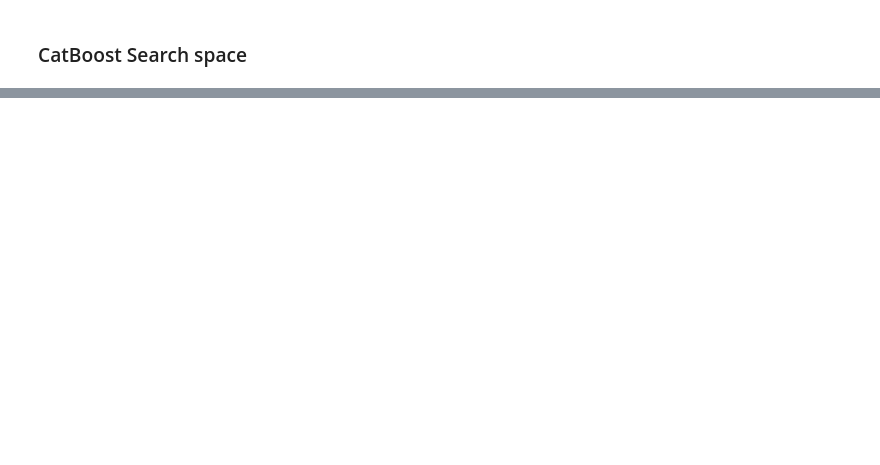
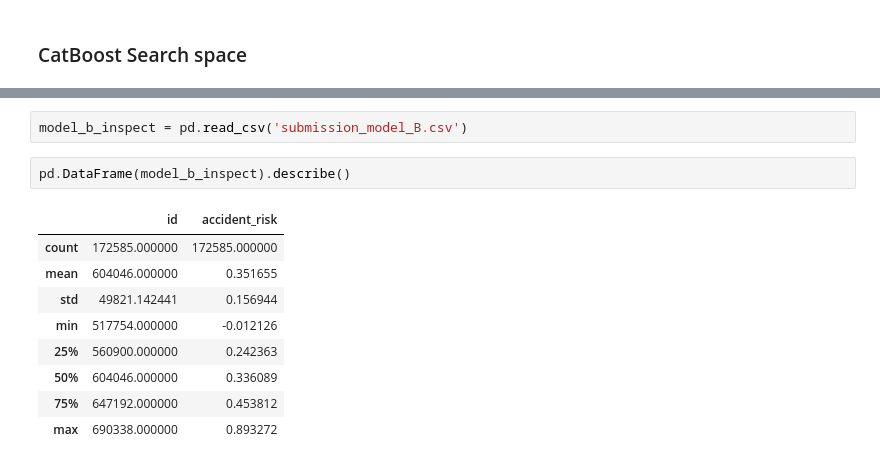
Before and after one commit to fonsecagabriella/kaggle, a Jupyter notebook: 10_predicting_road_accident_risk/01_models.ipynb, the cells around one changed output, grey strips where cells are left out. Cells and saved outputs as stored; diff of their text form; blank space fills up the shorter version.

```diff
--- a/10_predicting_road_accident_risk/01_models.ipynb
+++ b/10_predicting_road_accident_risk/01_models.ipynb
@@ -3284,0 +4148,14 @@ KeyboardInterrupt:
+# %%
+model_b_inspect = pd.read_csv('submission_model_B.csv')
+# %%
+pd.DataFrame(model_b_inspect).describe()
+# %% [output]
+|  | id | accident_risk |
+| count | 172585.000000 | 172585.000000 |
+| mean | 604046.000000 | 0.351655 |
+| std | 49821.142441 | 0.156944 |
+| min | 517754.000000 | -0.012126 |
+| 25% | 560900.000000 | 0.242363 |
+| 50% | 604046.000000 | 0.336089 |
+| 75% | 647192.000000 | 0.453812 |
+| max | 690338.000000 | 0.893272 |
```
Also changed, not shown: parts of 98 cells of this notebook, 31 other files.
